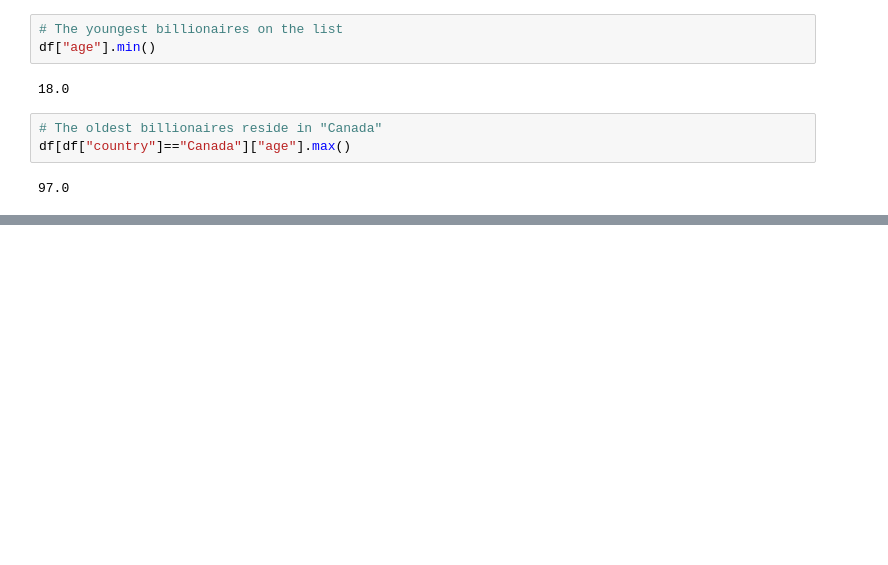
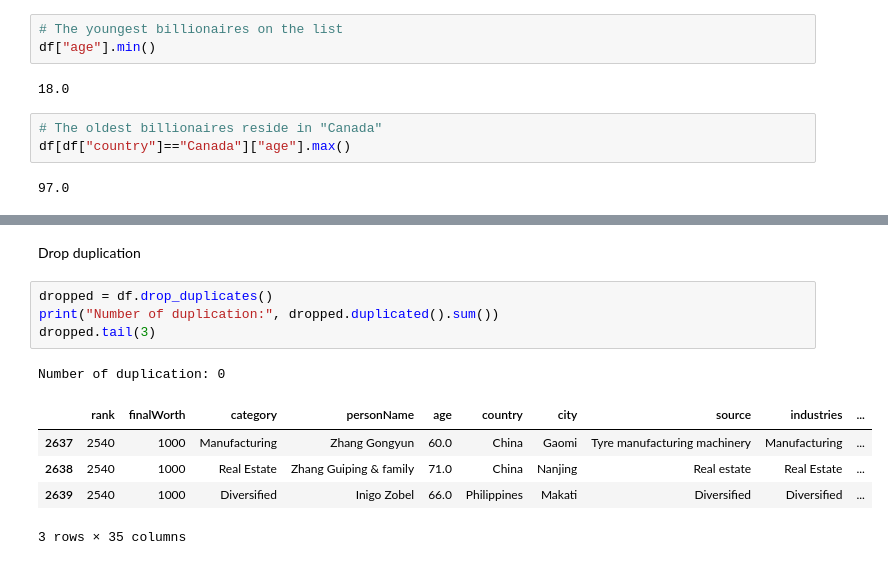
Before and after one commit to luumsk/NSU_Python, a Jupyter notebook: nbs/W6D2_Pandas_Data_Cleaning.ipynb, the cells around one changed output, grey strips where cells are left out. Saved outputs shown, nothing was run; the diff lists cells and outputs as text; blank space fills up the shorter version.

```diff
--- a/nbs/W6D2_Pandas_Data_Cleaning.ipynb
+++ b/nbs/W6D2_Pandas_Data_Cleaning.ipynb
@@ -495,0 +565,13 @@ df[df["country"]=="Canada"]["age"].max()
+# %% [markdown]
+Drop duplication
+# %%
+dropped = df.drop_duplicates()
+print("Number of duplication:", dropped.duplicated().sum())
+dropped.tail(3)
+# %% [output]
+Number of duplication: 0
+|  | rank | finalWorth | category | personName | age | country | city | source | industries | ... |
+| 2637 | 2540 | 1000 | Manufacturing | Zhang Gongyun | 60.0 | China | Gaomi | Tyre manufacturing machinery | Manufacturing | ... |
+| 2638 | 2540 | 1000 | Real Estate | Zhang Guiping & family | 71.0 | China | Nanjing | Real estate | Real Estate | ... |
+| 2639 | 2540 | 1000 | Diversified | Inigo Zobel | 66.0 | Philippines | Makati | Diversified | Diversified | ... |
+3 rows × 35 columns
```
Also changed, not shown: parts of 14 cells of this notebook.
